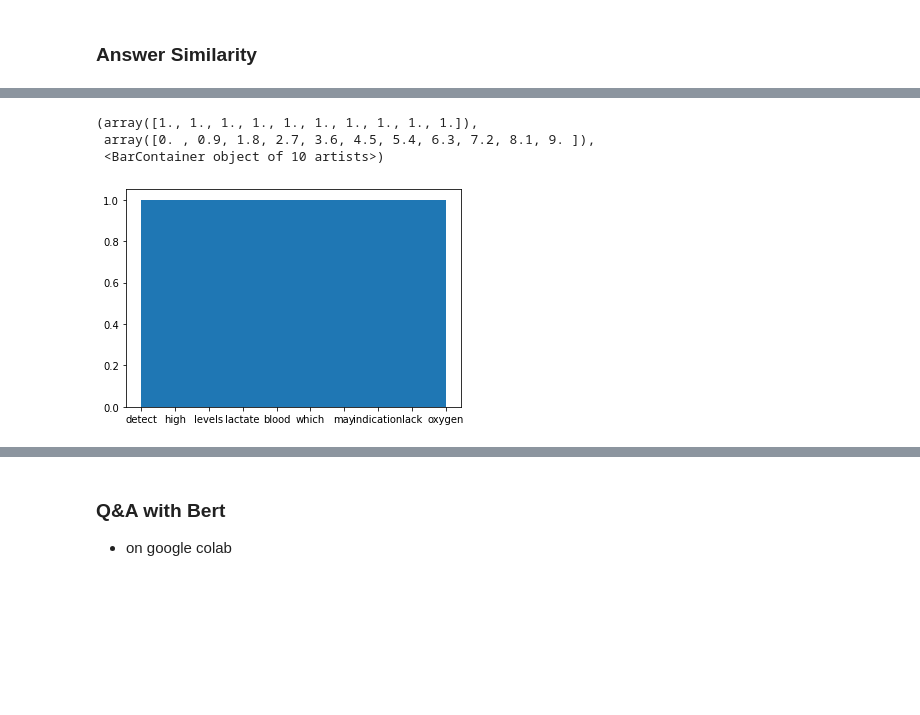
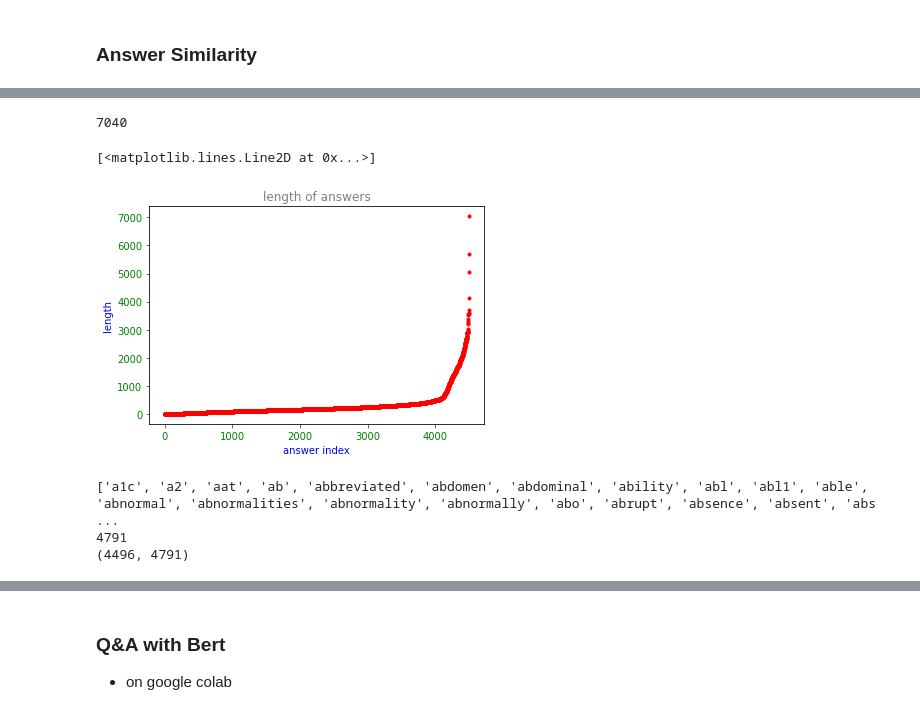
Before and after one commit to MedBot-team/NaBot, a Jupyter notebook: Data_analyse/Labtestonline_Analysis.ipynb, the cells around one changed output, grey strips where cells are left out. Drawn from its saved outputs; the diff is of its cells as text; code cells hidden in the pictures; blank space fills up the shorter version.

Commit message:
Update labtestonline dataset

```diff
--- a/Data_analyse/Labtestonline_Analysis.ipynb
+++ b/Data_analyse/Labtestonline_Analysis.ipynb
@@ -208,6 +208,7 @@ df_labtestonline = df_labtestonline[df_labtestonline.question != 'Myasthenia Gra
 df_labtestonline = df_labtestonline[df_labtestonline.question != 'National Kidney Foundation: What are immunosuppressants?']
 df_labtestonline = df_labtestonline[df_labtestonline.question != 'Centers for Disease Control and Prevention. Which STD tests should I get?']
 df_labtestonline = df_labtestonline[df_labtestonline.answer != 'What are the symptoms?']
+df_labtestonline = df_labtestonline[df_labtestonline.answer != 'Updated June 27, 2017. Accessed April 13, 2021. https://www.nia.nih.gov/health/what-menopause']
 
 
 # questions = df_labtestonline.question
@@ -718,8 +727,29 @@ list(qa.keys())[:2], list(qa.values())[:2]
+# %%
+max([len(a) for a in answer])
+# %% [output]
+7040
 # %%
-counts = Counter(' '.join(list(qa.values())).split(' '))
-plt.hist(' '.join(list(qa.values())).split(' ')[:10],)
+fig, ax = plt.subplots()
+ax.set_title('length of answers')
+ax.title.set_color('gray')
+ax.set_xlabel('answer index')
+ax.set_ylabel('length')
+ax.xaxis.label.set_color('blue')
+ax.yaxis.label.set_color('blue')
+ax.tick_params(axis='x', colors='green')
+ax.tick_params(axis='y', colors='green')
+plt.plot(np.sort([len(a) for a in answer]), '.r')
 # %% [output]
-(array([1., 1., 1., 1., 1., 1., 1., 1., 1., 1.]),
- array([0. , 0.9, 1.8, 2.7, 3.6, 4.5, 5.4, 6.3, 7.2, 8.1, 9. ]),
- <BarContainer object of 10 artists>)
+[<matplotlib.lines.Line2D at 0x...>]
-[figure, old version]
+[figure, new version]
+# %%
+tfidf_vectorizer = TfidfVectorizer(min_df=3, max_df=1.0)
+tfidf = tfidf_vectorizer.fit_transform(answer_clean)
+terms = tfidf_vectorizer.get_feature_names()
+print(tfidf_vectorizer.get_feature_names()[:20])
+print(len(tfidf_vectorizer.get_feature_names()))
+print(tfidf.shape)
+# %% [output]
+['a1c', 'a2', 'aat', 'ab', 'abbreviated', 'abdomen', 'abdominal', 'ability', 'abl', 'abl1', 'able', 'abnormal', 'abnormalities', 'abnormality', 'abnormally', 'abo', 'abrupt', 'absence', 'absent', 'abs ...
+4791
+(4496, 4791)
```
Also changed, not shown: parts of 27 cells of this notebook, 1 other file.
